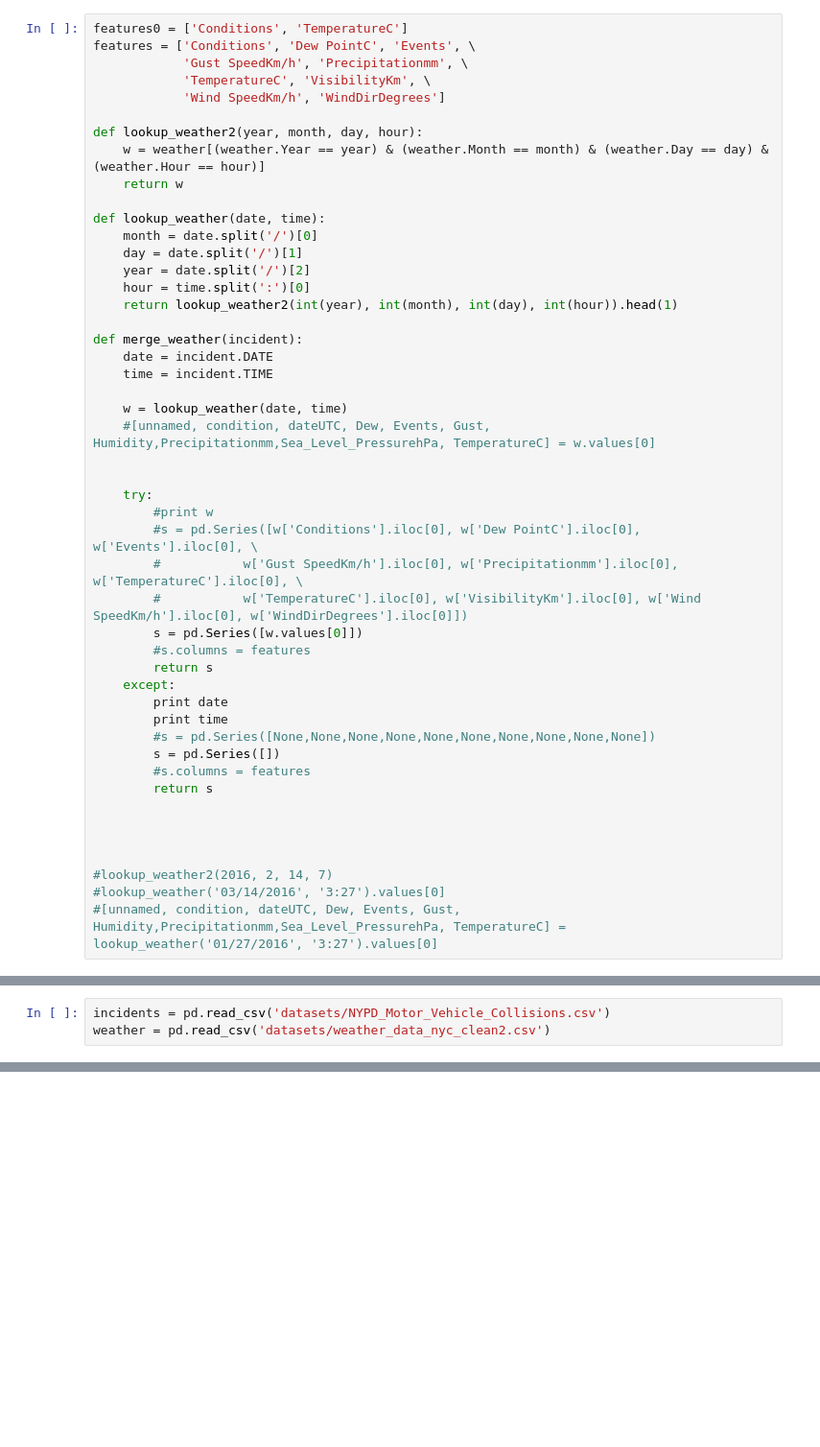
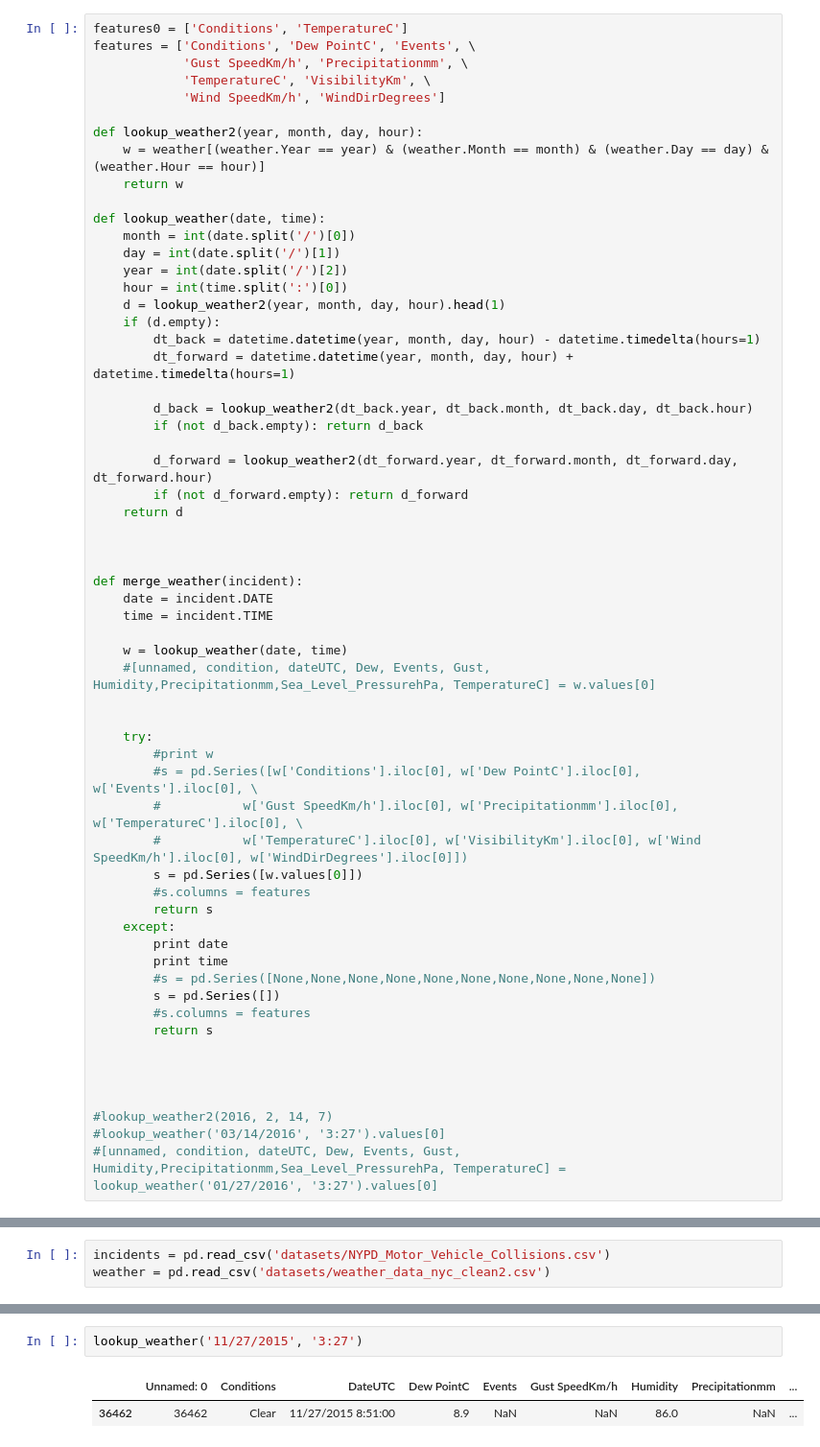
Before and after one commit to masve/saav-deliveries, a Jupyter notebook: project/Weather Data.ipynb, the cells around one changed output, grey strips where cells are left out. Shown at 96% size. Drawn from its saved outputs; the diff is of its cells as text; blank space fills up the shorter version.

Commit message:
updated lookup function

```diff
--- a/project/Weather Data.ipynb
+++ b/project/Weather Data.ipynb
@@ -75,11 +75,23 @@ def lookup_weather2(year, month, day, hour):
     return w
 
 def lookup_weather(date, time):
-    month = date.split('/')[0]
-    day = date.split('/')[1]
-    year = date.split('/')[2]
-    hour = time.split(':')[0]
-    return lookup_weather2(int(year), int(month), int(day), int(hour)).head(1)
+    month = int(date.split('/')[0])
+    day = int(date.split('/')[1])
+    year = int(date.split('/')[2])
+    hour = int(time.split(':')[0])
+    d = lookup_weather2(year, month, day, hour).head(1)
+    if (d.empty):
+        dt_back = datetime.datetime(year, month, day, hour) - datetime.timedelta(hours=1)
+        dt_forward = datetime.datetime(year, month, day, hour) + datetime.timedelta(hours=1)
+
+        d_back = lookup_weather2(dt_back.year, dt_back.month, dt_back.day, dt_back.hour)
+        if (not d_back.empty): return d_back
+
+        d_forward = lookup_weather2(dt_forward.year, dt_forward.month, dt_forward.day, dt_forward.hour)
+        if (not d_forward.empty): return d_forward
+    return d
+
+
 
 def merge_weather(incident):
     date = incident.DATE
@@ -173,0 +187,5 @@ weather.Conditions.unique()
+# %%
+lookup_weather('11/27/2015', '3:27')
+# %% [output]
+|  | Unnamed: 0 | Conditions | DateUTC | Dew PointC | Events | Gust SpeedKm/h | Humidity | Precipitationmm | ... |
+| 36462 | 36462 | Clear | 11/27/2015 8:51:00 | 8.9 | NaN | NaN | 86.0 | NaN | ... |
```
Also changed, not shown: parts of 7 cells of this notebook, 2 other files.
